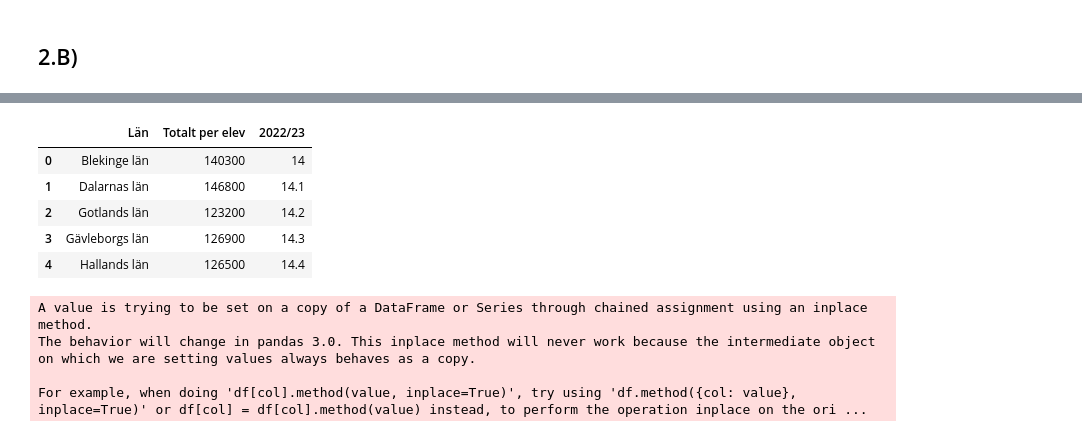
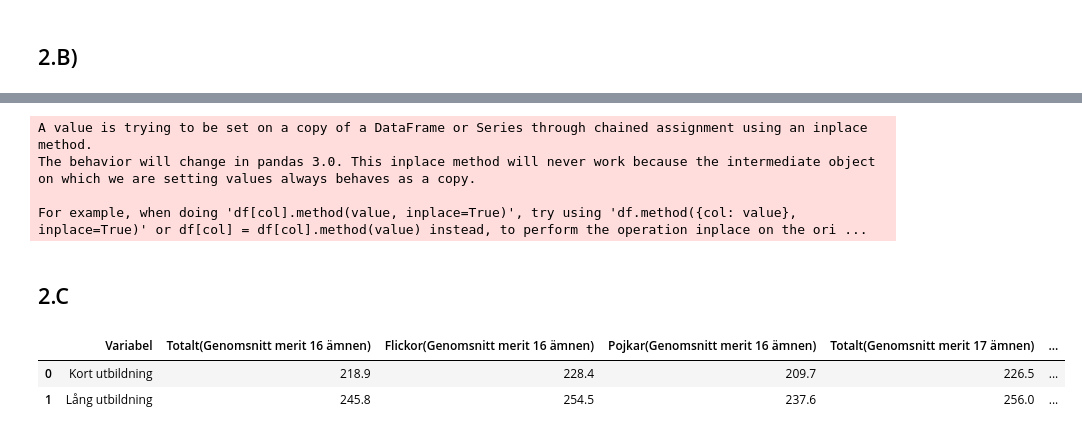
Before and after one commit to MiltonOberg/Python-Milton--sterberg-OPA23, a Jupyter notebook: Laboration2/Labb2.ipynb, the cells around one changed output, grey strips where cells are left out. Cells and saved outputs as stored; diff of their text form; code cells hidden in the pictures.

```diff
--- a/Laboration2/Labb2.ipynb
+++ b/Laboration2/Labb2.ipynb
@@ -514,14 +490,6 @@ df_merged2022= pd.merge(
     df_graduated[["Län", "2022/23"]],
     on= "Län",
 )
-df_merged2022.head()
-# %% [output]
-|  | Län | Totalt per elev | 2022/23 |
-| 0 | Blekinge län | 140300 | 14 |
-| 1 | Dalarnas län | 146800 | 14.1 |
-| 2 | Gotlands län | 123200 | 14.2 |
-| 3 | Gävleborgs län | 126900 | 14.3 |
-| 4 | Hallands län | 126500 | 14.4 |
 # %%
 df_melted_merge= pd.melt(
     df_merged2022,
@@ -638 +607,10 @@ fig.update_layout(
 fig.show()
+# %% [markdown]
+## 2.C
+# %%
+df_short_long= df_1b[(df_1b["Variabel"]== "Kort utbildning") | (df_1b["Variabel"]== "Lång utbildning")].reset_index(drop= True)
+df_short_long
+# %% [output]
+|  | Variabel | Totalt(Genomsnitt merit 16 ämnen) | Flickor(Genomsnitt merit 16 ämnen) | Pojkar(Genomsnitt merit 16 ämnen) | Totalt(Genomsnitt merit 17 ämnen) | ... |
+| 0 | Kort utbildning | 218.9 | 228.4 | 209.7 | 226.5 | ... |
+| 1 | Lång utbildning | 245.8 | 254.5 | 237.6 | 256.0 | ... |
```
Also changed, not shown: parts of 8 cells of this notebook, 6 other files.
